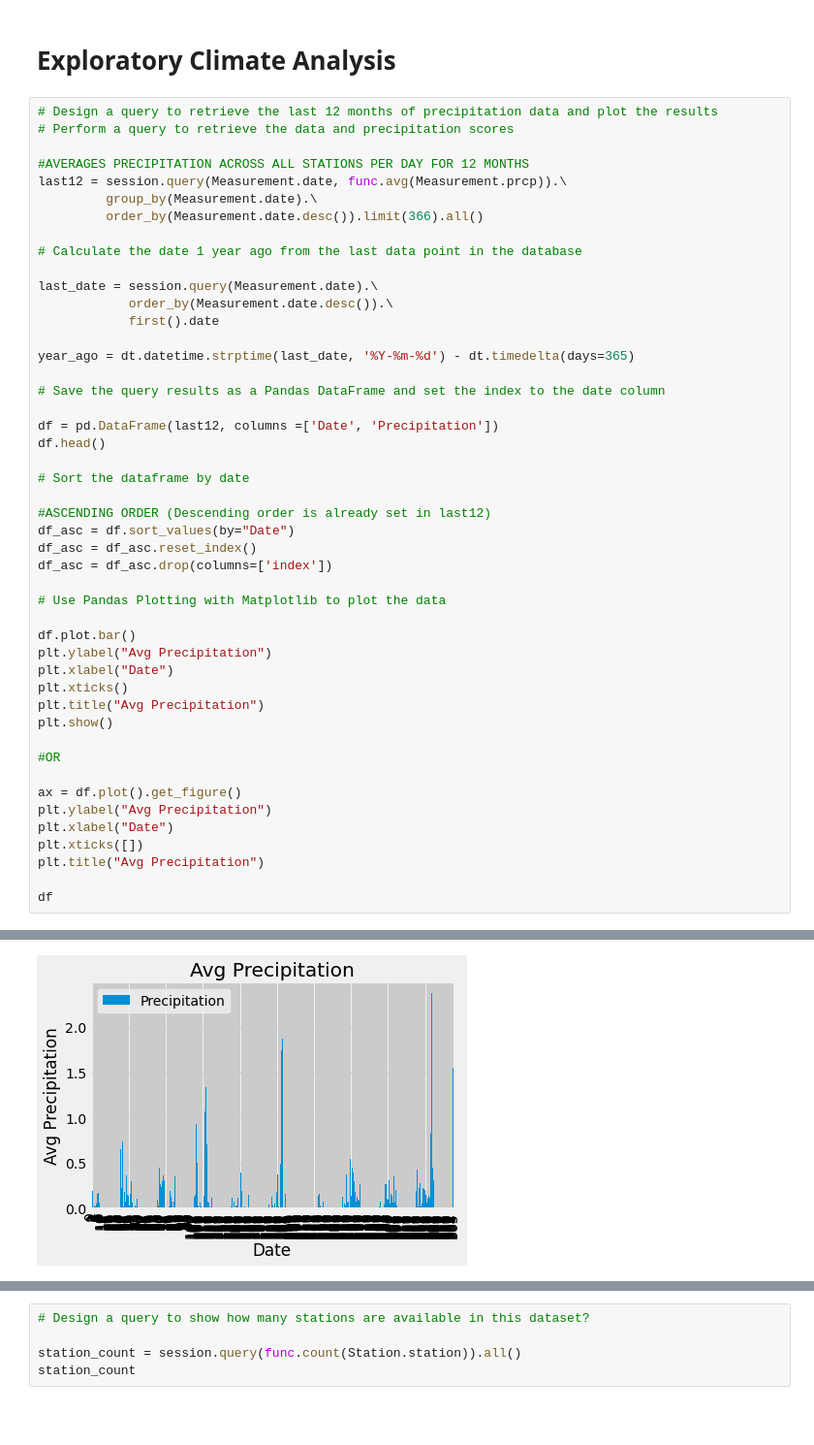
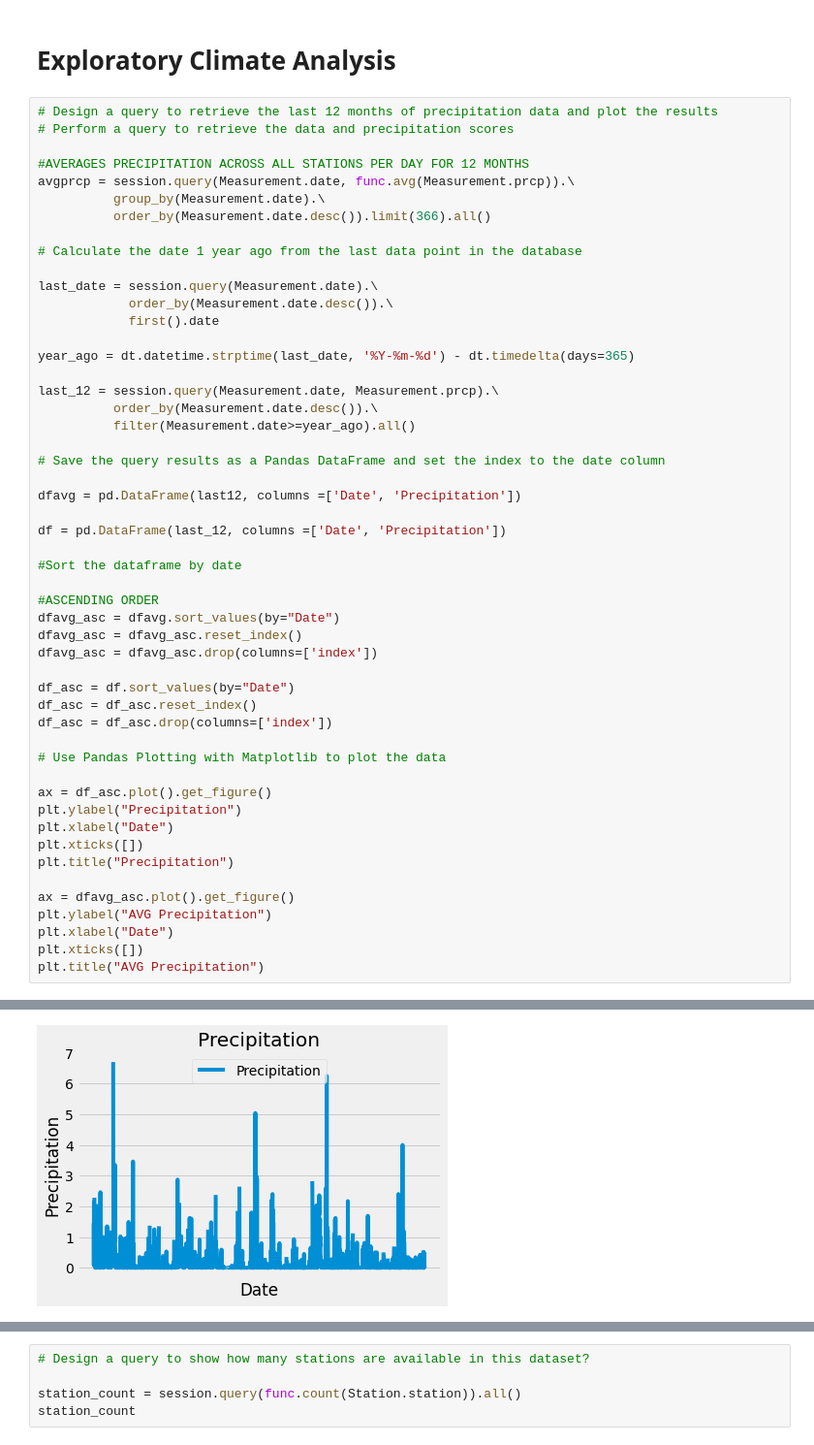
Before and after one commit to DeepIntoData/SQLAlchemy-Challenge, a Jupyter notebook: climate_starter.ipynb, the cells around one changed output, grey strips where cells are left out. Shown at 97% size. Cells and saved outputs as stored; diff of their text form; blank space fills up the shorter version.

```diff
--- a/climate_starter.ipynb
+++ b/climate_starter.ipynb
@@ -43,9 +43,9 @@ session = Session(engine)
 # Perform a query to retrieve the data and precipitation scores
 
 #AVERAGES PRECIPITATION ACROSS ALL STATIONS PER DAY FOR 12 MONTHS
-last12 = session.query(Measurement.date, func.avg(Measurement.prcp)).\
-         group_by(Measurement.date).\
-         order_by(Measurement.date.desc()).limit(366).all()
+avgprcp = session.query(Measurement.date, func.avg(Measurement.prcp)).\
+          group_by(Measurement.date).\
+          order_by(Measurement.date.desc()).limit(366).all()
 
 # Calculate the date 1 year ago from the last data point in the database
 
@@ -55,34 +55,38 @@ last_date = session.query(Measurement.date).\
 
 year_ago = dt.datetime.strptime(last_date, '%Y-%m-%d') - dt.timedelta(days=365)
 
+last_12 = session.query(Measurement.date, Measurement.prcp).\
+          order_by(Measurement.date.desc()).\
+          filter(Measurement.date>=year_ago).all()
+
 # Save the query results as a Pandas DataFrame and set the index to the date column
 
-df = pd.DataFrame(last12, columns =['Date', 'Precipitation'])
-df.head()
+dfavg = pd.DataFrame(last12, columns =['Date', 'Precipitation'])
 
-# Sort the dataframe by date
+df = pd.DataFrame(last_12, columns =['Date', 'Precipitation'])
 
-#ASCENDING ORDER (Descending order is already set in last12)
+#Sort the dataframe by date
+
+#ASCENDING ORDER
+dfavg_asc = dfavg.sort_values(by="Date")
+dfavg_asc = dfavg_asc.reset_index()
+dfavg_asc = dfavg_asc.drop(columns=['index'])
+
 df_asc = df.sort_values(by="Date")
 df_asc = df_asc.reset_index()
 df_asc = df_asc.drop(columns=['index'])
 
 # Use Pandas Plotting with Matplotlib to plot the data
 
-df.plot.bar()
-plt.ylabel("Avg Precipitation")
-plt.xlabel("Date")
-plt.xticks()
-plt.title("Avg Precipitation")
-plt.show()
-
-#OR
-
-ax = df.plot().get_figure()
-plt.ylabel("Avg Precipitation")
+ax = df_asc.plot().get_figure()
+plt.ylabel("Precipitation")
 plt.xlabel("Date")
 plt.xticks([])
-plt.title("Avg Precipitation")
+plt.title("Precipitation")
 
-df
+ax = dfavg_asc.plot().get_figure()
+plt.ylabel("AVG Precipitation")
+plt.xlabel("Date")
+plt.xticks([])
+plt.title("AVG Precipitation")
 # %% [output]
@@ -89 +94 @@ df
-[figure, old version]
+[figure, new version]
```
Also changed, not shown: parts of 2 cells of this notebook, 1 other file.
